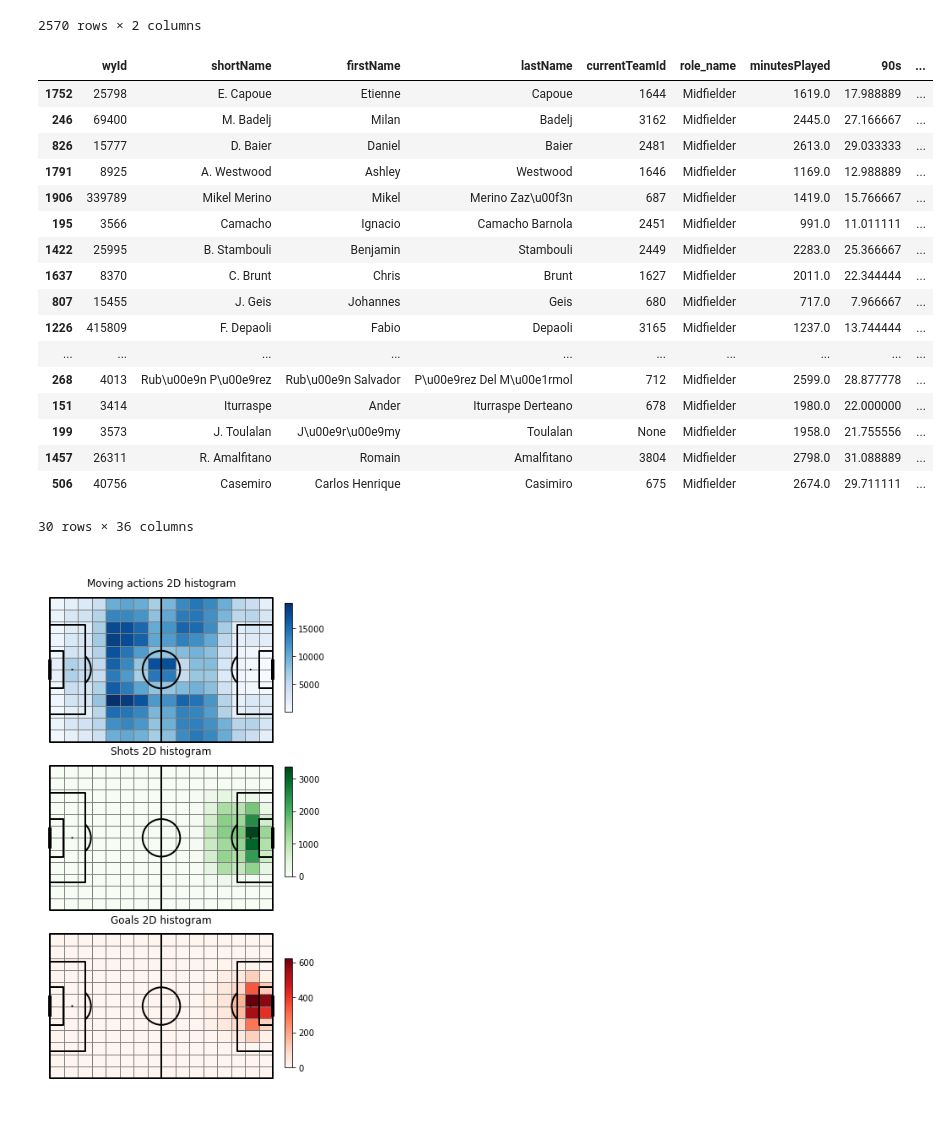
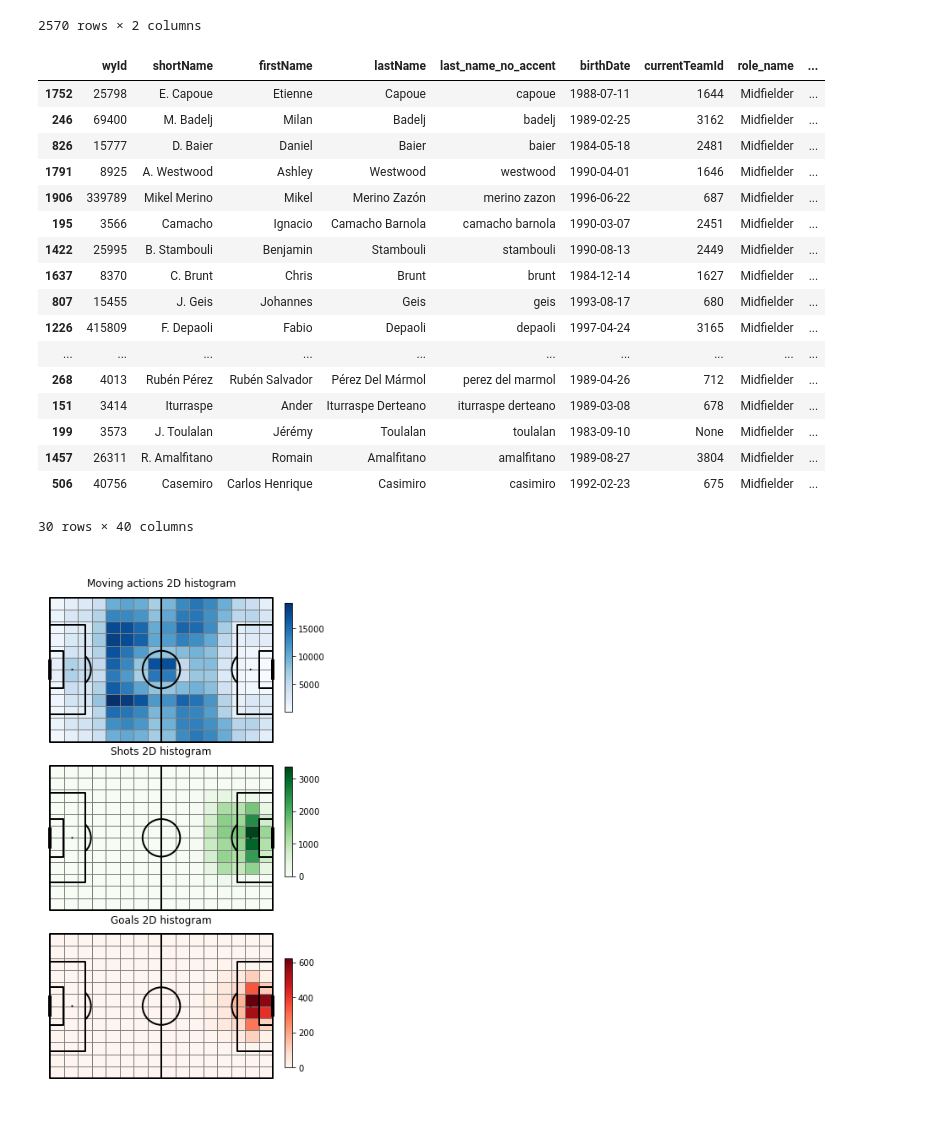
Before and after one commit to lyonjust/soccermatics, a Jupyter notebook: Assignment 2/assignment-2.ipynb, the cells around one changed output. Drawn from its saved outputs; the diff is of its cells as text; code cells hidden in the pictures.

```diff
--- a/Assignment 2/assignment-2.ipynb
+++ b/Assignment 2/assignment-2.ipynb
@@ -149,7 +153,15 @@ df_competitions = get_wyscout_data('competitions.json')
 df_teams = get_wyscout_data('teams.json')
 df_players = get_wyscout_data('players.json')
 df_players['role_name'] = df_players['role'].apply(lambda x: x.get('name'))
-df_players['birthDate'] = pd.to_datetime(df_players['birthDate'])
+df_players['birthDate'] = pd.to_datetime(df_players['birthDate']).dt.date
+# %%
+# clean utf-8 names thingo
+for column in ['firstName', 'lastName', 'shortName']:
+    df_players[column] = df_players[column].str.decode("unicode-escape")
+
+
+# create no accented surname column
+df_players['last_name_no_accent'] = clean(df_players['lastName'], strip_accents='unicode')
 # %%
 df_players['age'] = (CURRENT_DATE - df_players['birthDate']).astype('timedelta64[D]') / 365.25
 # %%
@@ -390,6 +402,6 @@ df_player_aggregates
 | 564512 | NaN | NaN | NaN | NaN | 1.0 |
 2520 rows × 5 columns
 # %%
-df_all_players = df_players[['wyId', 'shortName', 'firstName', 'lastName', 'currentTeamId', 'role_name']]
+df_all_players = df_players[['wyId', 'shortName', 'firstName', 'lastName', 'last_name_no_accent', 'birthDate', 'currentTeamId', 'role_name']]
 df_all_players
 # %% [output]
@@ -546,6 +558,9 @@ df_all_players_with_minutes_and_metrics_and_possession = df_all_players_with_min
 for definition in metrics_definitions:
     column_name_possession_adjusted_p90 = definition.metric_name + '_p90_padj'
     df_all_players_with_minutes_and_metrics_and_possession[column_name_possession_adjusted_p90] = df_all_players_with_minutes_and_metrics_and_possession[definition.metric_name + '_p90'] / df_all_players_with_minutes_and_metrics_and_possession['possession']
+# %%
+df_all_players_with_minutes_and_metrics_and_possession['first_initials'] = clean(df_all_players_with_minutes_and_metrics_and_possession['firstName'], strip_accents='unicode').str[:2]
+df_all_players_with_minutes_and_metrics_and_possession['last_initials'] = clean(df_all_players_with_minutes_and_metrics_and_possession['lastName'], strip_accents='unicode').str[:2]
 # %%
 def calculate_percentiles(position=None, df=df_all_players_with_minutes_and_metrics_and_possession, calculate_overall_rank='product'):
     if position:
@@ -566,26 +581,27 @@ def calculate_percentiles(position=None, df=df_all_players_with_minutes_and_metr
 
     return df
 # %%
-calculate_percentiles(position='Midfielder', calculate_overall_rank='sum').sort_values('overall_rank', ascending=False).head(30)
+df_mids = calculate_percentiles(position='Midfielder', calculate_overall_rank='sum').sort_values('overall_rank', ascending=False).head(30)
+df_mids
 # %% [output]
-|  | wyId | shortName | firstName | lastName | currentTeamId | role_name | minutesPlayed | 90s | ... |
-| 1752 | 25798 | E. Capoue | Etienne | Capoue | 1644 | Midfielder | 1619.0 | 17.988889 | ... |
-| 246 | 69400 | M. Badelj | Milan | Badelj | 3162 | Midfielder | 2445.0 | 27.166667 | ... |
-| 826 | 15777 | D. Baier | Daniel | Baier | 2481 | Midfielder | 2613.0 | 29.033333 | ... |
-| 1791 | 8925 | A. Westwood | Ashley | Westwood | 1646 | Midfielder | 1169.0 | 12.988889 | ... |
-| 1906 | 339789 | Mikel Merino | Mikel | Merino Zaz\u00f3n | 687 | Midfielder | 1419.0 | 15.766667 | ... |
-| 195 | 3566 | Camacho | Ignacio | Camacho Barnola | 2451 | Midfielder | 991.0 | 11.011111 | ... |
-| 1422 | 25995 | B. Stambouli | Benjamin | Stambouli | 2449 | Midfielder | 2283.0 | 25.366667 | ... |
-| 1637 | 8370 | C. Brunt | Chris | Brunt | 1627 | Midfielder | 2011.0 | 22.344444 | ... |
-| 807 | 15455 | J. Geis | Johannes | Geis | 680 | Midfielder | 717.0 | 7.966667 | ... |
-| 1226 | 415809 | F. Depaoli | Fabio | Depaoli | 3165 | Midfielder | 1237.0 | 13.744444 | ... |
+|  | wyId | shortName | firstName | lastName | last_name_no_accent | birthDate | currentTeamId | role_name | ... |
+| 1752 | 25798 | E. Capoue | Etienne | Capoue | capoue | 1988-07-11 | 1644 | Midfielder | ... |
+| 246 | 69400 | M. Badelj | Milan | Badelj | badelj | 1989-02-25 | 3162 | Midfielder | ... |
+| 826 | 15777 | D. Baier | Daniel | Baier | baier | 1984-05-18 | 2481 | Midfielder | ... |
+| 1791 | 8925 | A. Westwood | Ashley | Westwood | westwood | 1990-04-01 | 1646 | Midfielder | ... |
+| 1906 | 339789 | Mikel Merino | Mikel | Merino Zazón | merino zazon | 1996-06-22 | 687 | Midfielder | ... |
+| 195 | 3566 | Camacho | Ignacio | Camacho Barnola | camacho barnola | 1990-03-07 | 2451 | Midfielder | ... |
+| 1422 | 25995 | B. Stambouli | Benjamin | Stambouli | stambouli | 1990-08-13 | 2449 | Midfielder | ... |
+| 1637 | 8370 | C. Brunt | Chris | Brunt | brunt | 1984-12-14 | 1627 | Midfielder | ... |
+| 807 | 15455 | J. Geis | Johannes | Geis | geis | 1993-08-17 | 680 | Midfielder | ... |
+| 1226 | 415809 | F. Depaoli | Fabio | Depaoli | depaoli | 1997-04-24 | 3165 | Midfielder | ... |
 | ... | ... | ... | ... | ... | ... | ... | ... | ... | ... |
-| 268 | 4013 | Rub\u00e9n P\u00e9rez | Rub\u00e9n Salvador | P\u00e9rez Del M\u00e1rmol | 712 | Midfielder | 2599.0 | 28.877778 | ... |
-| 151 | 3414 | Iturraspe | Ander | Iturraspe Derteano | 678 | Midfielder | 1980.0 | 22.000000 | ... |
-| 199 | 3573 | J. Toulalan | J\u00e9r\u00e9my | Toulalan | None | Midfielder | 1958.0 | 21.755556 | ... |
-| 1457 | 26311 | R. Amalfitano | Romain | Amalfitano | 3804 | Midfielder | 2798.0 | 31.088889 | ... |
-| 506 | 40756 | Casemiro | Carlos Henrique | Casimiro | 675 | Midfielder | 2674.0 | 29.711111 | ... |
+| 268 | 4013 | Rubén Pérez | Rubén Salvador | Pérez Del Mármol | perez del marmol | 1989-04-26 | 712 | Midfielder | ... |
+| 151 | 3414 | Iturraspe | Ander | Iturraspe Derteano | iturraspe derteano | 1989-03-08 | 678 | Midfielder | ... |
+| 199 | 3573 | J. Toulalan | Jérémy | Toulalan | toulalan | 1983-09-10 | None | Midfielder | ... |
+| 1457 | 26311 | R. Amalfitano | Romain | Amalfitano | amalfitano | 1989-08-27 | 3804 | Midfielder | ... |
+| 506 | 40756 | Casemiro | Carlos Henrique | Casimiro | casimiro | 1992-02-23 | 675 | Midfielder | ... |
-30 rows × 36 columns
+30 rows × 40 columns
 # %%
 df_events['next_event_same_game'] = np.where(df_events['matchId'].shift(-1, fill_value=0) == df_events['matchId'], True, False)
 
```
Also changed, not shown: parts of 26 cells of this notebook, 3 other files.
